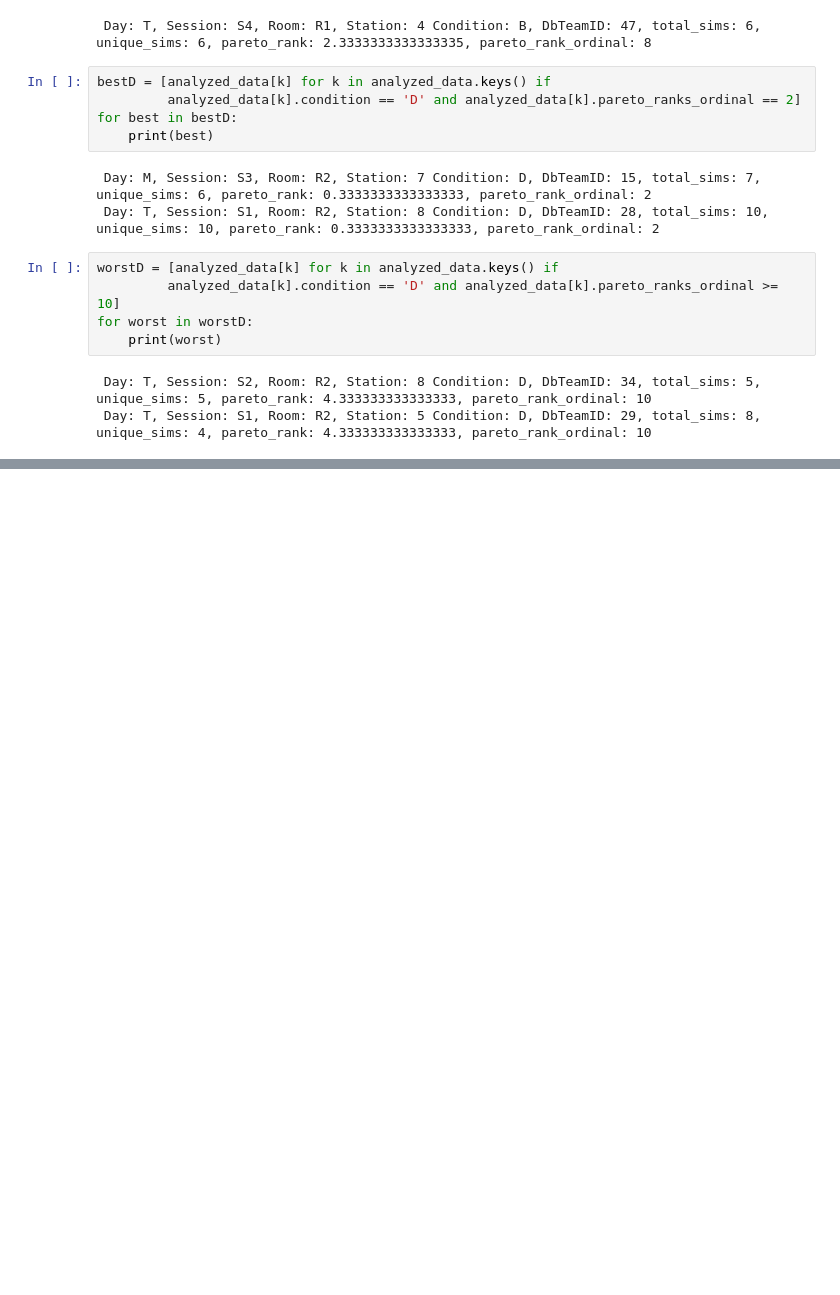
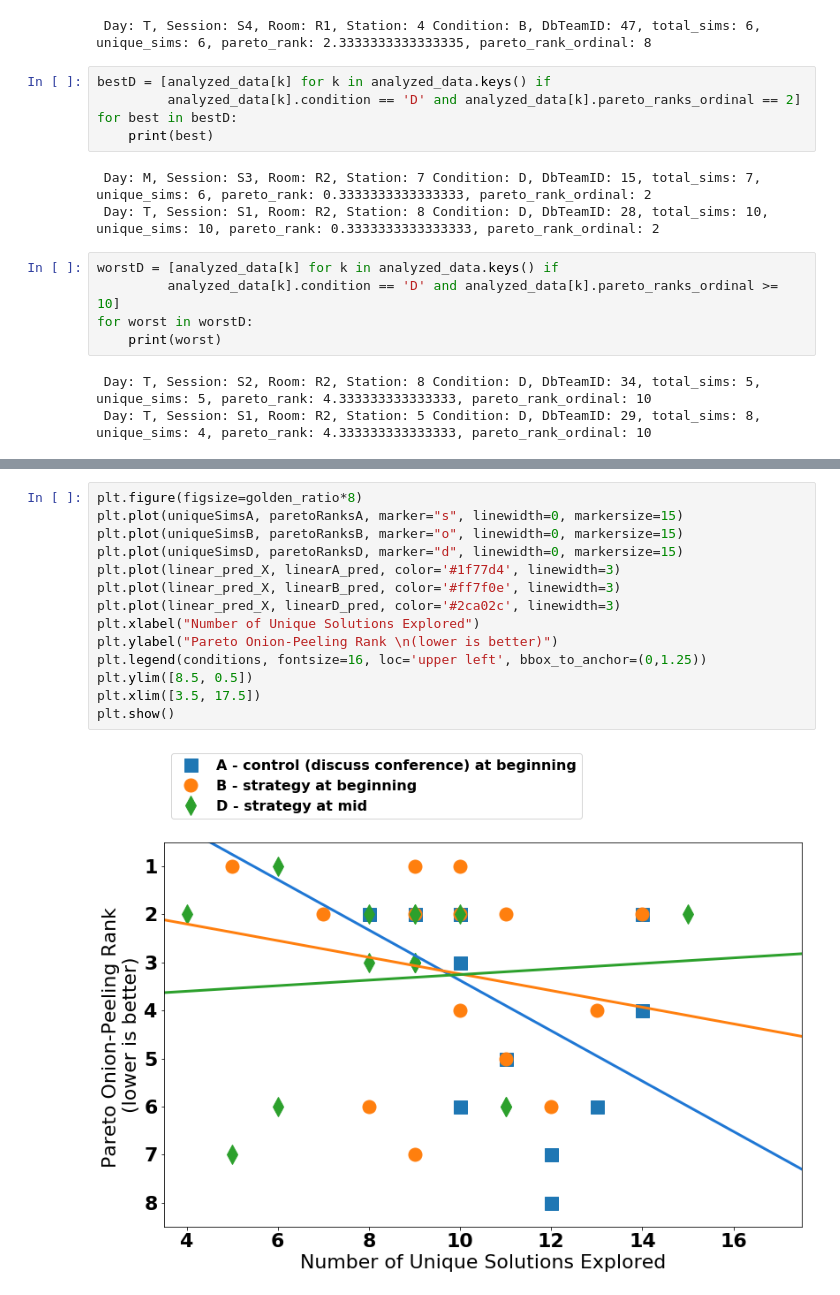
Before and after one commit to MIT-GTL-Open-Source-Public/Learning2019-PostProcessing, a Jupyter notebook: SimpleRankOrdersJupyter/NumberOfSimulationsVsParetoRanks.ipynb, the cells around one changed output, grey strips where cells are left out. Saved outputs shown, nothing was run; the diff lists cells and outputs as text; blank space fills up the shorter version.

Commit message:
Working on team plot over tradespaces and excluding invalid teams

```diff
--- a/SimpleRankOrdersJupyter/NumberOfSimulationsVsParetoRanks.ipynb
+++ b/SimpleRankOrdersJupyter/NumberOfSimulationsVsParetoRanks.ipynb
@@ -378,0 +447,16 @@ for worst in worstD:
+# %%
+plt.figure(figsize=golden_ratio*8)
+plt.plot(uniqueSimsA, paretoRanksA, marker="s", linewidth=0, markersize=15)
+plt.plot(uniqueSimsB, paretoRanksB, marker="o", linewidth=0, markersize=15)
+plt.plot(uniqueSimsD, paretoRanksD, marker="d", linewidth=0, markersize=15)
+plt.plot(linear_pred_X, linearA_pred, color='#1f77d4', linewidth=3)
+plt.plot(linear_pred_X, linearB_pred, color='#ff7f0e', linewidth=3)
+plt.plot(linear_pred_X, linearD_pred, color='#2ca02c', linewidth=3)
+plt.xlabel("Number of Unique Solutions Explored")
+plt.ylabel("Pareto Onion-Peeling Rank \n(lower is better)")
+plt.legend(conditions, fontsize=16, loc='upper left', bbox_to_anchor=(0,1.25))
+plt.ylim([8.5, 0.5])
+plt.xlim([3.5, 17.5])
+plt.show()
+# %% [output]
+[figure, added]
```
Also changed, not shown: parts of 6 cells of this notebook, 2 other files.
